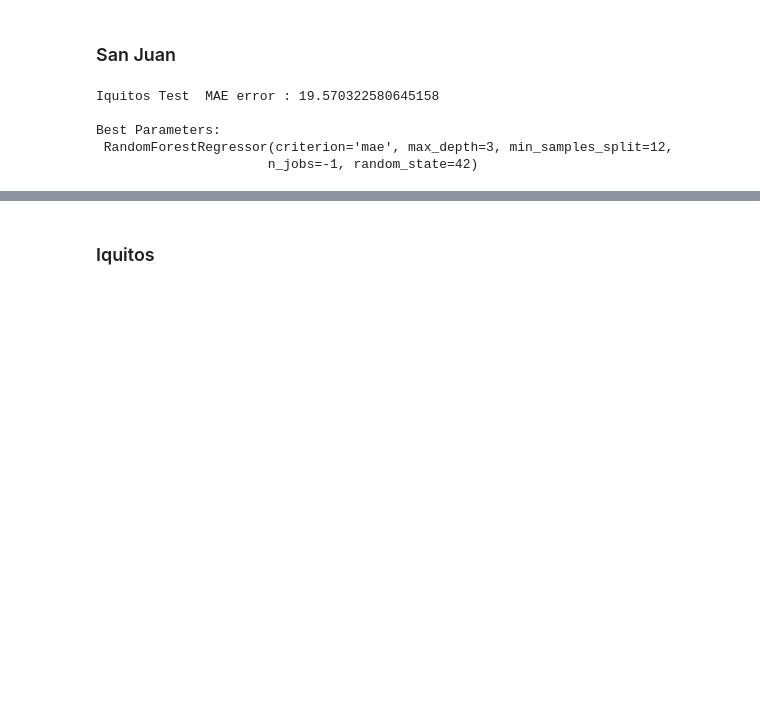
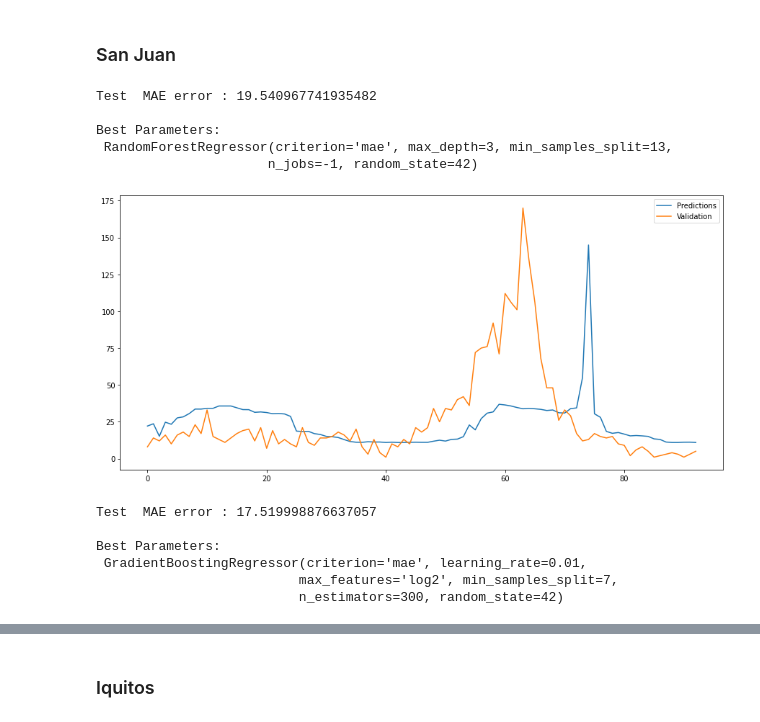
Before and after one commit to GGC17/deng, a Jupyter notebook: train.ipynb, the cells around one changed output, grey strips where cells are left out. Drawn from its saved outputs; the diff is of its cells as text; code cells hidden in the pictures; blank space fills up the shorter version.

```diff
--- a/train.ipynb
+++ b/train.ipynb
@@ -13,7 +19,7 @@ deng_iq_val = pd.read_csv(rooth_path + 'deng_iq_val.csv')
 test_sj = pd.read_csv(rooth_path + 'test_sj_.csv')
 test_iq = pd.read_csv(rooth_path + 'test_iq_.csv')
 # %%
-def pred_regressor(model, regressor, X_train, X_val, y_train, y_val, params=None):
+def pred_regressor(model, regressor, X_train, X_val, y_train, y_val, params):
 
     #Grid Search
     grid_search = GridSearchCV(estimator=regressor, param_grid=params, cv=5, n_jobs=-1)
@@ -25,7 +31,7 @@ def pred_regressor(model, regressor, X_train, X_val, y_train, y_val, params=None
     predictions = {'y_pred' : y_pred}
     df_predictions = pd.DataFrame.from_dict(predictions)
 
-    print ("Iquitos Test  MAE error :", mean_absolute_error(y_pred, y_val))
+    print ("Test  MAE error :", mean_absolute_error(y_pred, y_val))
 
     return grid_search.best_estimator_, df_predictions
 # %%
@@ -44,3 +106,10 @@ def rfr(X_train, X_val, y_train, y_val):
+# %%
+def plot_errors(predictions, val):
+    plt.figure(figsize=(15,7))
+    plt.plot(predictions, label='Predictions')
+    plt.plot(val, label='Validation')
+    plt.legend()
+    plt.show()
 # %% [markdown]
 ### San Juan
 # %%
@@ -51,8 +121,21 @@ y_val_sj = deng_sj_val['total_cases']
 # %%
 regressor_rfr_sj, pred_rfr_sj = rfr(X_train_sj, X_val_sj, y_train_sj, y_val_sj)
 # %% [output]
-Iquitos Test  MAE error : 19.570322580645158
+Test  MAE error : 19.540967741935482
 
 Best Parameters:
- RandomForestRegressor(criterion='mae', max_depth=3, min_samples_split=12,
+ RandomForestRegressor(criterion='mae', max_depth=3, min_samples_split=13,
                       n_jobs=-1, random_state=42)
+# %%
+plot_errors(pred_rfr_sj, y_val_sj)
+# %% [output]
+[figure, added]
+# %%
+regressor_gbr_sj, pred_gbr_sj = gbr(X_train_sj, X_val_sj, y_train_sj, y_val_sj)
+# %% [output]
+Test  MAE error : 17.519998876637057
+
+Best Parameters:
+ GradientBoostingRegressor(criterion='mae', learning_rate=0.01,
+                          max_features='log2', min_samples_split=7,
+                          n_estimators=300, random_state=42)
```
Also changed, not shown: parts of 25 cells of this notebook, 1 other file.
